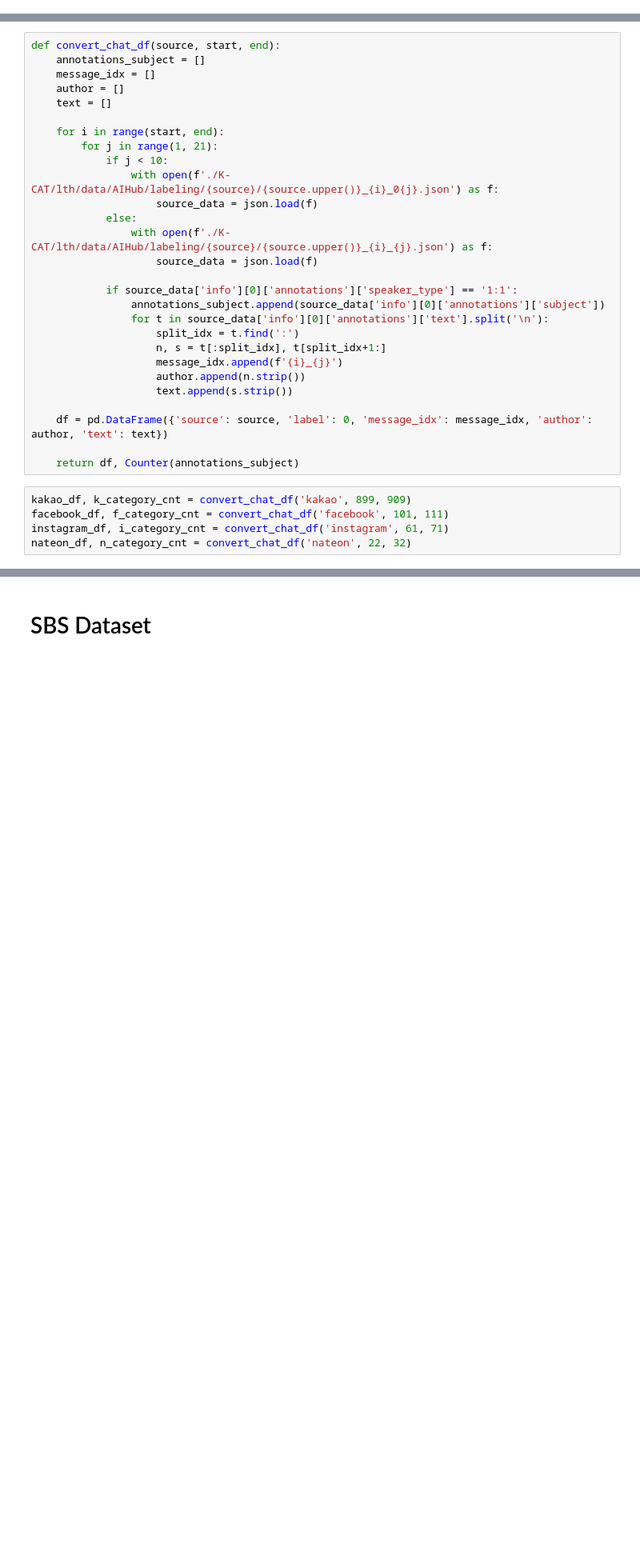
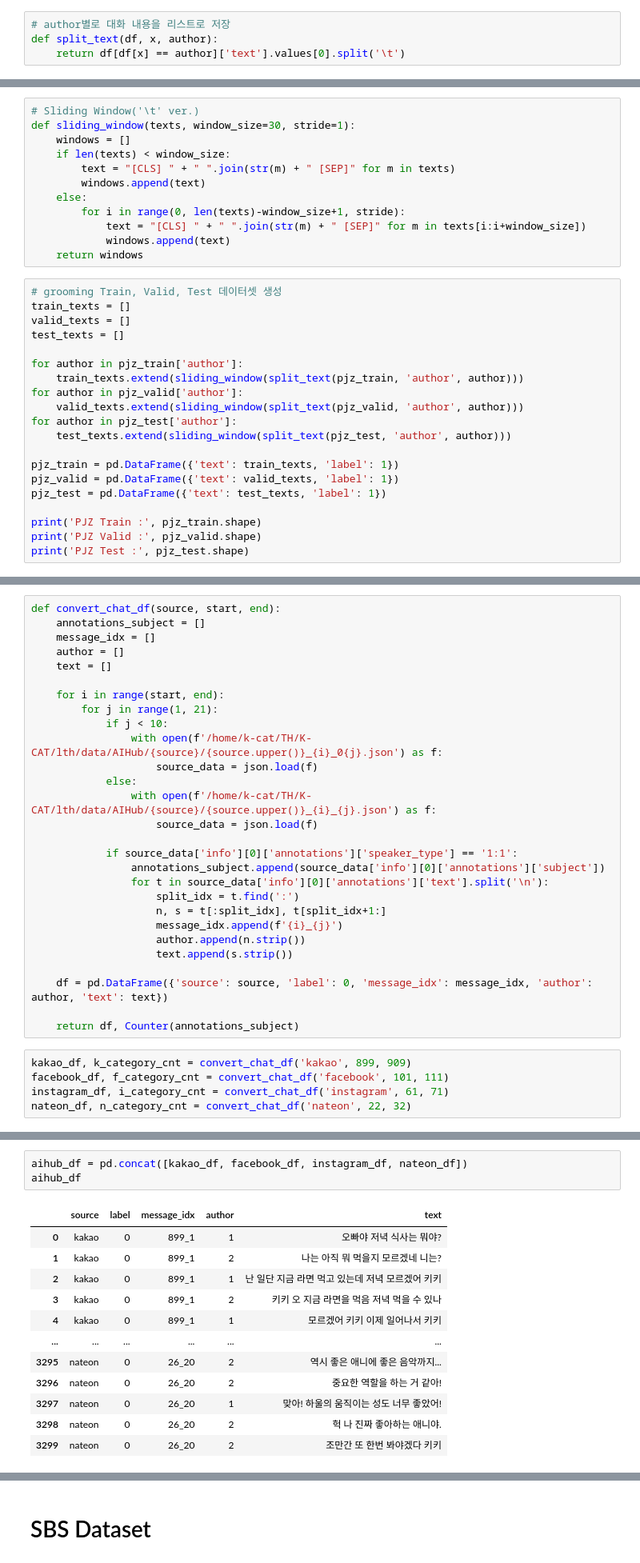
Before and after one commit to oiehhun/K-CAT, a Jupyter notebook: lth/data/preprocessing.ipynb, the cells around one changed output, grey strips where cells are left out. Shown: that part at 80% size. Saved outputs shown, nothing was run; the diff lists cells and outputs as text; blank space fills up the shorter version.

```diff
--- a/lth/data/preprocessing.ipynb
+++ b/lth/data/preprocessing.ipynb
@@ -43,0 +730,4 @@ pjz_df
+# %%
+# author별로 대화 내용을 리스트로 저장
+def split_text(df, x, author):
+    return df[df[x] == author]['text'].values[0].split('\t')
@@ -43,0 +758,32 @@ pjz_df
+# %%
+# Sliding Window('\t' ver.)
+def sliding_window(texts, window_size=30, stride=1):
+    windows = []
+    if len(texts) < window_size:
+        text = "[CLS] " + " ".join(str(m) + " [SEP]" for m in texts)
+        windows.append(text)
+    else:
+        for i in range(0, len(texts)-window_size+1, stride):
+            text = "[CLS] " + " ".join(str(m) + " [SEP]" for m in texts[i:i+window_size])
+            windows.append(text)
+    return windows
+# %%
+# grooming Train, Valid, Test 데이터셋 생성
+train_texts = []
+valid_texts = []
+test_texts = []
+
+for author in pjz_train['author']:
+    train_texts.extend(sliding_window(split_text(pjz_train, 'author', author)))
+for author in pjz_valid['author']:
+    valid_texts.extend(sliding_window(split_text(pjz_valid, 'author', author)))
+for author in pjz_test['author']:
+    test_texts.extend(sliding_window(split_text(pjz_test, 'author', author)))
+
+pjz_train = pd.DataFrame({'text': train_texts, 'label': 1})
+pjz_valid = pd.DataFrame({'text': valid_texts, 'label': 1})
+pjz_test = pd.DataFrame({'text': test_texts, 'label': 1})
+
+print('PJZ Train :', pjz_train.shape)
+print('PJZ Valid :', pjz_valid.shape)
+print('PJZ Test :', pjz_test.shape)
@@ -53,10 +803,10 @@ def convert_chat_df(source, start, end):
     for i in range(start, end):
         for j in range(1, 21):
             if j < 10:
-                with open(f'./K-CAT/lth/data/AIHub/labeling/{source}/{source.upper()}_{i}_0{j}.json') as f:
+                with open(f'/home/k-cat/TH/K-CAT/lth/data/AIHub/{source}/{source.upper()}_{i}_0{j}.json') as f:
                     source_data = json.load(f)
             else:
-                with open(f'./K-CAT/lth/data/AIHub/labeling/{source}/{source.upper()}_{i}_{j}.json') as f:
+                with open(f'/home/k-cat/TH/K-CAT/lth/data/AIHub/{source}/{source.upper()}_{i}_{j}.json') as f:
                     source_data = json.load(f)
 
             if source_data['info'][0]['annotations']['speaker_type'] == '1:1':
@@ -110,3 +860,19 @@ category_df
 | 17 | 주거와 생활 | 8 | 10 | 9 | 5 |
 | 18 | 타 국가 이슈 | 8 | 10 | 10 | 5 |
 | 19 | 회사/아르바이트 | 8 | 10 | 10 | 5 |
+# %%
+aihub_df = pd.concat([kakao_df, facebook_df, instagram_df, nateon_df])
+aihub_df
+# %% [output]
+|  | source | label | message_idx | author | text |
+| 0 | kakao | 0 | 899_1 | 1 | 오빠야 저녁 식사는 뭐야? |
+| 1 | kakao | 0 | 899_1 | 2 | 나는 아직 뭐 먹을지 모르겠네 니는? |
+| 2 | kakao | 0 | 899_1 | 1 | 난 일단 지금 라면 먹고 있는데 저녁 모르겠어 키키 |
+| 3 | kakao | 0 | 899_1 | 2 | 키키 오 지금 라면을 먹음 저녁 먹을 수 있나 |
+| 4 | kakao | 0 | 899_1 | 1 | 모르겠어 키키 이제 일어나서 키키 |
+| ... | ... | ... | ... | ... | ... |
+| 3295 | nateon | 0 | 26_20 | 2 | 역시 좋은 애니에 좋은 음악까지... |
+| 3296 | nateon | 0 | 26_20 | 2 | 중요한 역할을 하는 거 같아! |
+| 3297 | nateon | 0 | 26_20 | 1 | 맞아! 하울의 움직이는 성도 너무 좋았어! |
+| 3298 | nateon | 0 | 26_20 | 2 | 헉 나 진짜 좋아하는 애니야. |
+| 3299 | nateon | 0 | 26_20 | 2 | 조만간 또 한번 봐야겠다 키키 |
```
Also changed, not shown: parts of 33 cells of this notebook, 13 other files.
